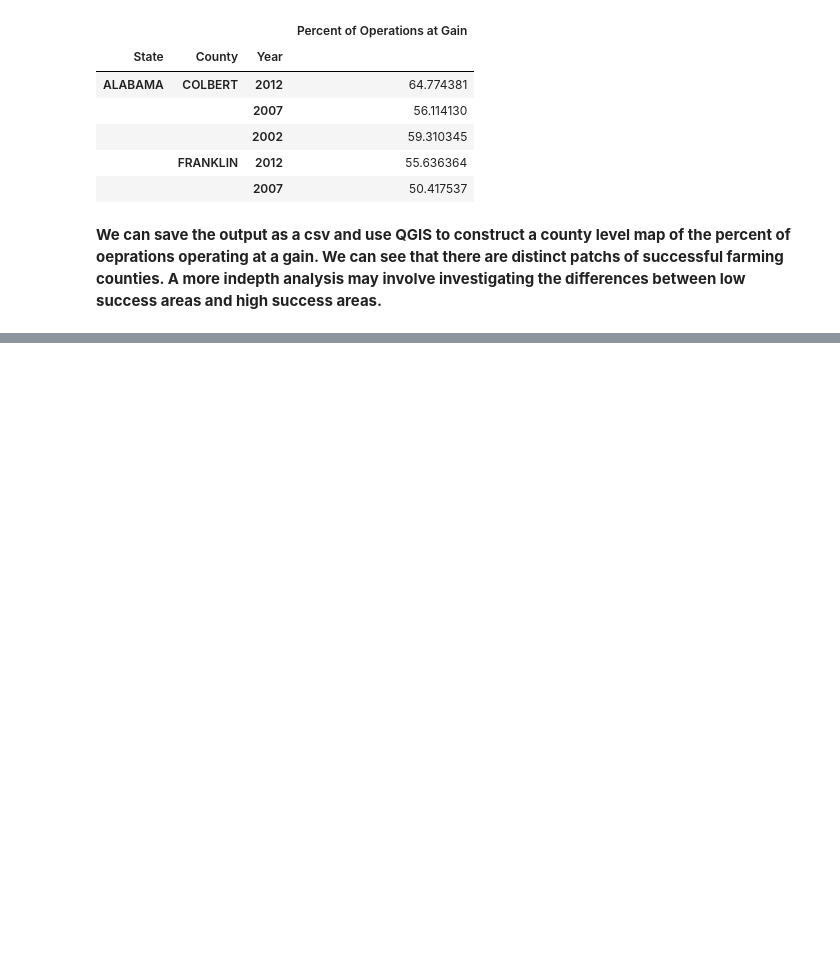
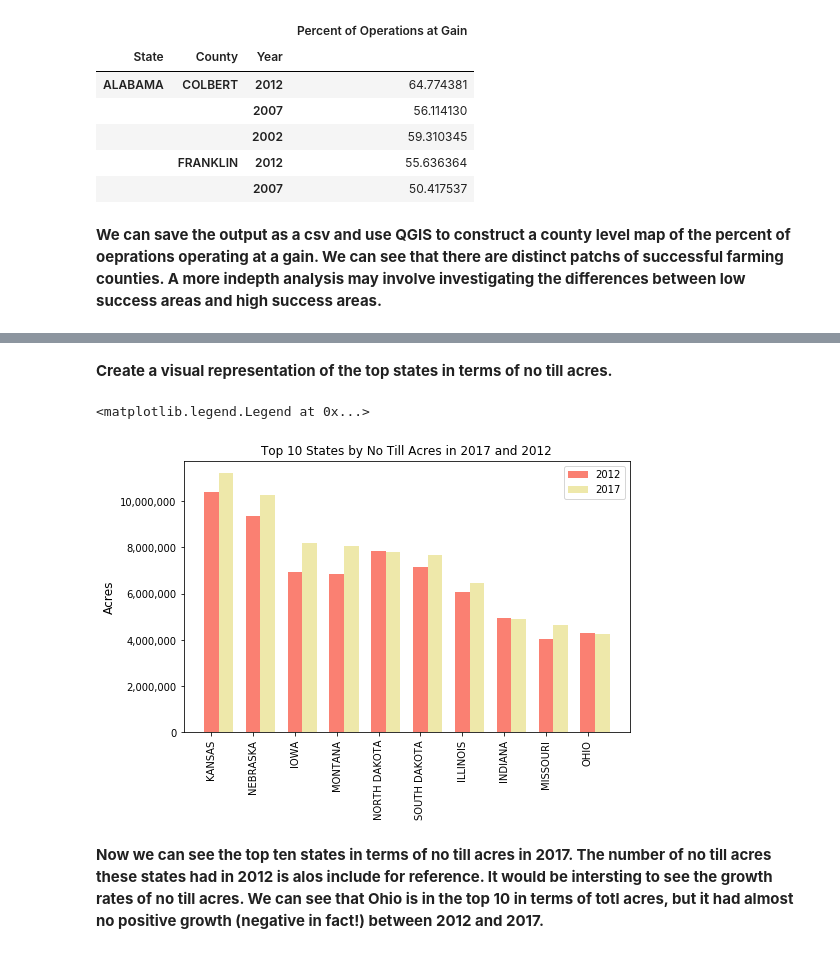
Before and after one commit to christopher-reed/Farm-Economic-Resilience, a Jupyter notebook: USDA_Ag_Census_Analysis.ipynb, the cells around one changed output, grey strips where cells are left out. Drawn from its saved outputs; the diff is of its cells as text; code cells hidden in the pictures; blank space fills up the shorter version.

Commit message:
Added cover crops and no till analysis

```diff
--- a/USDA_Ag_Census_Analysis.ipynb
+++ b/USDA_Ag_Census_Analysis.ipynb
@@ -685,7 +685,7 @@ plt.savefig('National Gains and Losses')
 **The majority of farming operations have been operating at a loss since 2002. Again, thsi data is only based off of on farm income. In 2017, about 56% of operations operated at a loss. This is a sobering visualization of the state of farming. A natural question to ask is if this trend/signal can be detected a finer geographic detail. We can go one step further and go to the state level. **
 # %%
 #Prepare payload for state level analysis
-api_key = 'XXX'
+api_key = '70D413B2-0123-3524-9634-F730BE441009'
 
 #Years of interest
 years = map(str,range(1981,2018))
@@ -937,7 +937,7 @@ for y in years:
 **There is one more layer of geography that we can take advantage of: counties. The next step is to find the percentage of oeprations within each county operating at a loss every year. We can use this data to contruct a map that will show us "hot spots" of farm success.**
 # %%
 #Prepare the payload
-api_key = 'XXX'
+api_key = '70D413B2-0123-3524-9634-F730BE441009'
 
 #Years of interest
 years = map(str,range(1981,2018))
@@ -1043,0 +1134,15 @@ df.head()
+# %%
+#Locate the top 10 states in terms of not till acres for 2012 and 2017
+top_10_no_till_2012 = df_regen[(df_regen['year'] == 2012) &
+                               (df_regen['prodn_practice_desc'] == 'CONSERVATION TILLAGE, NO-TILL') &
+                               (df_regen['unit_desc'] == 'ACRES')].sort_values(by = 'Value', ascending = False).iloc[0:10]
+
+top_10_no_till_2017 = df_regen[(df_regen['year'] == 2017) &
+                               (df_regen['prodn_practice_desc'] == 'CONSERVATION TILLAGE, NO-TILL') &
+                               (df_regen['unit_desc'] == 'ACRES')].sort_values(by = 'Value', ascending = False).iloc[0:10]
+
+#Merge the two dataframes together
+top_10_no_till = top_10_no_till_2017.merge(top_10_no_till_2012, left_on = 'state_name', right_on = 'state_name', suffixes = ('_2017', '_2012'))
+
+#Inspect result
+top_10_no_till.head()
@@ -1043,0 +1156,44 @@ df.head()
+# %% [markdown]
+**Create a visual representation of the top states in terms of no till acres.**
+# %%
+#Barplot for no til acres
+
+
+#Seperate values for 2012 and 2017
+acres_2012 = top_10_no_till['Value_2012']
+acres_2017 = top_10_no_till['Value_2017']
+
+#Specify width of barplots
+width = 0.35
+
+#Create figure
+fig, ax = plt.subplots(figsize = (8,5))
+
+#Add bar plots. Use ind+width for side by side barplots.
+rects_2012 = ax.bar(ind, acres_2012, width, color = 'salmon', label = '2012')
+rects_2017 = ax.bar(ind + width, acres_2017, width, color = 'palegoldenrod', label = '2017')
+
+#Prepare positions and labels for x ticks
+ind = np.arange(len(top_10_no_till['state_name']))
+states = top_10_no_till['state_name'].values
+
+#Format x axis
+ax.set_xticks(ind)
+ax.set_xticklabels(states, rotation = 90)
+
+#Format y axis
+ax.set_ylabel('Acres', fontsize = 12)
+ax.ticklabel_format(style = 'plain', axis = 'y')
+ax.set_yticks(np.arange(0,12000000,2000000))
+ax.set_yticklabels(['0', '2,000,000', '4,000,000', '6,000,000', '8,000,000', '10,000,000'])
+
+#Set title
+ax.set_title('Top 10 States by No Till Acres in 2017 and 2012')
+
+#Add legend
+plt.legend()
+# %% [output]
+<matplotlib.legend.Legend at 0x...>
+[figure, added]
+# %% [markdown]
+**Now we can see the top ten states in terms of no till acres in 2017.  The number of no till acres these states had in 2012 is alos include for reference. It would be intersting to see the growth rates of no till acres. We can see that Ohio is in the top 10 in terms of totl acres, but it had almost no positive growth (negative in fact!) between 2012 and 2017.**
```
Also changed, not shown: parts of 31 cells of this notebook.
